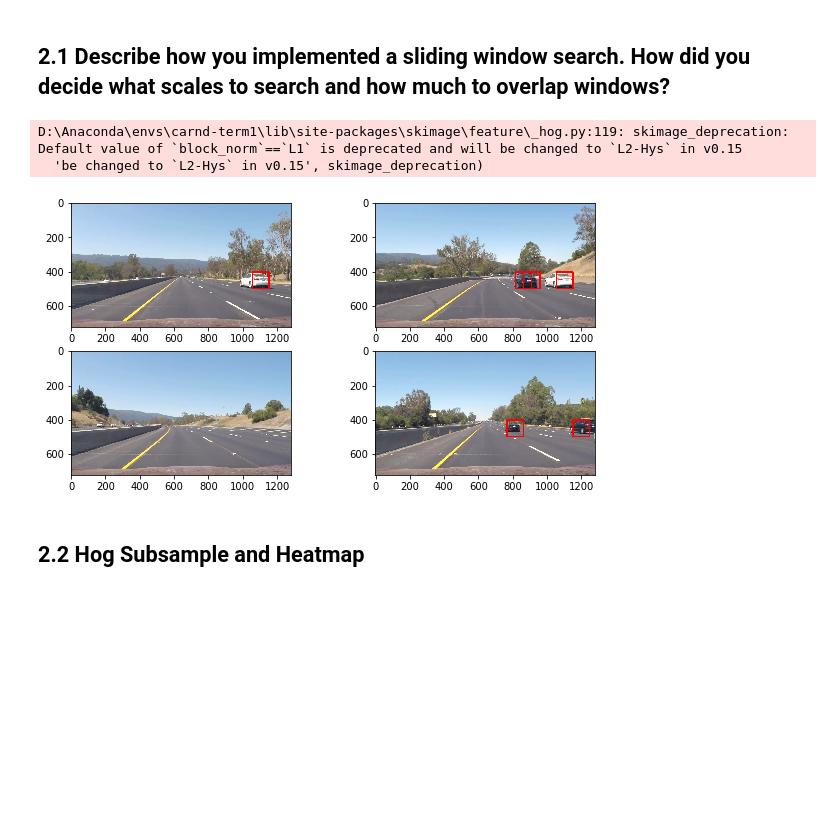
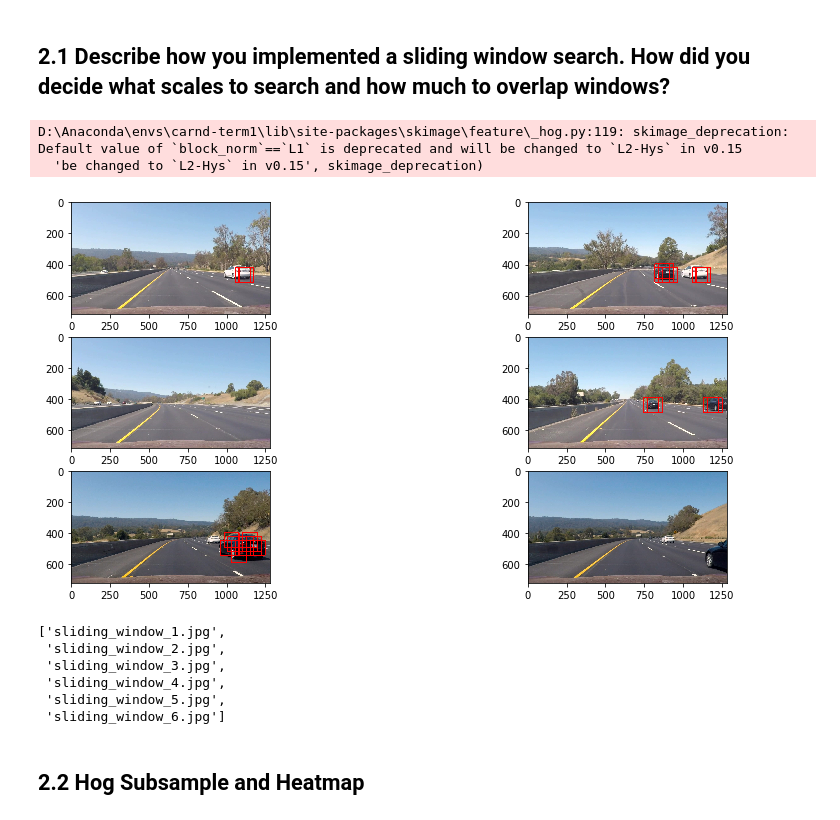
Before and after one commit to mgdreamingstar/CarND-Vehicle-Detection-and-Tracking, a Jupyter notebook: Vehicle Detection and Tracking.ipynb, the cells around one changed output. Saved outputs shown, nothing was run; the diff lists cells and outputs as text; code cells hidden in the pictures; blank space fills up the shorter version.

```diff
--- a/Vehicle Detection and Tracking.ipynb
+++ b/Vehicle Detection and Tracking.ipynb
@@ -470,18 +470,19 @@ t=time.time()
 #n_samples = 100
 #random_idxs = np.random.randint(0, len(cars), n_samples)
 # random_idxs = np.random.randint(0,car_imgs.shape[0], 10)
-n_pics = 500
+n_pics = 1000
 random_idxs = np.random.randint(0,8500,n_pics)
+# random_idxs = range(100,600)
 test_cars = car_imgs[random_idxs] #np.array(cars)[random_idxs]
 test_notcars = non_car_imgs[random_idxs] #np.array(notcars)[random_idxs]
 
 color_space = 'YCrCb' # Can be RGB, HSV, LUV, HLS, YUV, YCrCb
-orient = 10  # HOG orientations
+orient = 8  # HOG orientations
 pix_per_cell = 8 # HOG pixels per cell
 cell_per_block = 2 # HOG cells per block
 hog_channel = 'ALL' # Can be 0, 1, 2, or "ALL"
 spatial_size = (32, 32) # Spatial binning dimensions
-hist_bins = 64    # Number of color histogram bins
+hist_bins = 32    # Number of color histogram bins
 spatial_feat = True # Spatial features on or off
 hist_feat = True # Histogram features on or off
 hog_feat = True # HOG features on or off
@@ -546,33 +547,43 @@ Accuracy of this model is: 0.985
 # %%
 %matplotlib inline
 os.chdir('D:\\Github\\CarND-Vehicle-Detection-and-Tracking\\test_imgs')
 sliding_window_imgs = glob.glob('*')
-y_start_stop = [400,650]
+y_start_stop = [300,650]
 images = []
 titles = []
-overlap = 0.5
+window_img = []
+overlap = 0.75
 for img in sliding_window_imgs:
     img_test = cv2.imread(img)
     draw_img_test = np.copy(img_test)
     # img_test = img_test.astype(np.float32)/255
     # print(np.min(img_test), np.max(img_test))
     windows = slide_window(img_test, x_start_stop=[None, None], y_start_stop=y_start_stop,
                     xy_window=(96, 96), xy_overlap=(overlap, overlap))
 
     hot_windows = search_windows(img_test, windows, svc, X_scaler, color_space=color_space,
                         spatial_size=spatial_size, hist_bins=hist_bins,
                         orient=orient, pix_per_cell=pix_per_cell,
                         cell_per_block=cell_per_block,
                         hog_channel=hog_channel, spatial_feat=spatial_feat,
                         hist_feat=hist_feat, hog_feat=hog_feat)
     window_img = draw_boxes(draw_img_test, hot_windows, color=(0, 0, 255), thick=6)
     images.append(window_img)
     titles.append('')
-fig = plt.figure(figsize = (10, 5))
-visualize(fig, 2, 2, images, titles,'cv2')
+fig = plt.figure(figsize = (15, 7))
+visualize(fig, 3, 2, images, titles,'cv2')
 # %% [output]
 D:\Anaconda\envs\carnd-term1\lib\site-packages\skimage\feature\_hog.py:119: skimage_deprecation: Default value of `block_norm`==`L1` is deprecated and will be changed to `L2-Hys` in v0.15
   'be changed to `L2-Hys` in v0.15', skimage_deprecation)
-[figure, old version]
+[figure, new version]
+# %%
+sliding_window_imgs
+# %% [output]
+['sliding_window_1.jpg',
+ 'sliding_window_2.jpg',
+ 'sliding_window_3.jpg',
+ 'sliding_window_4.jpg',
+ 'sliding_window_5.jpg',
+ 'sliding_window_6.jpg']
 # %% [markdown]
 ## 2.2 Hog Subsample and Heatmap
```
Also changed, not shown: parts of 10 cells of this notebook, 2 other files.
